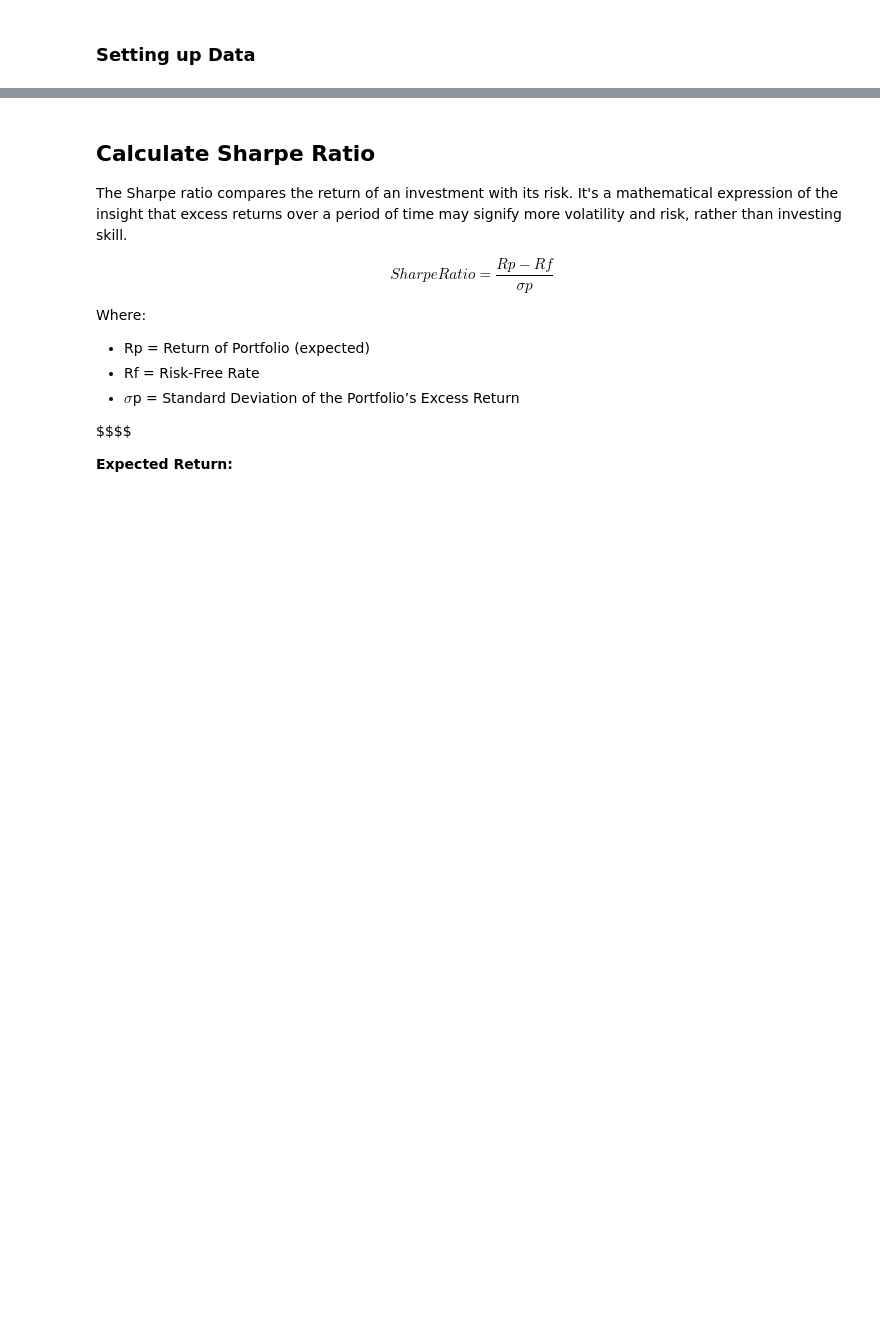
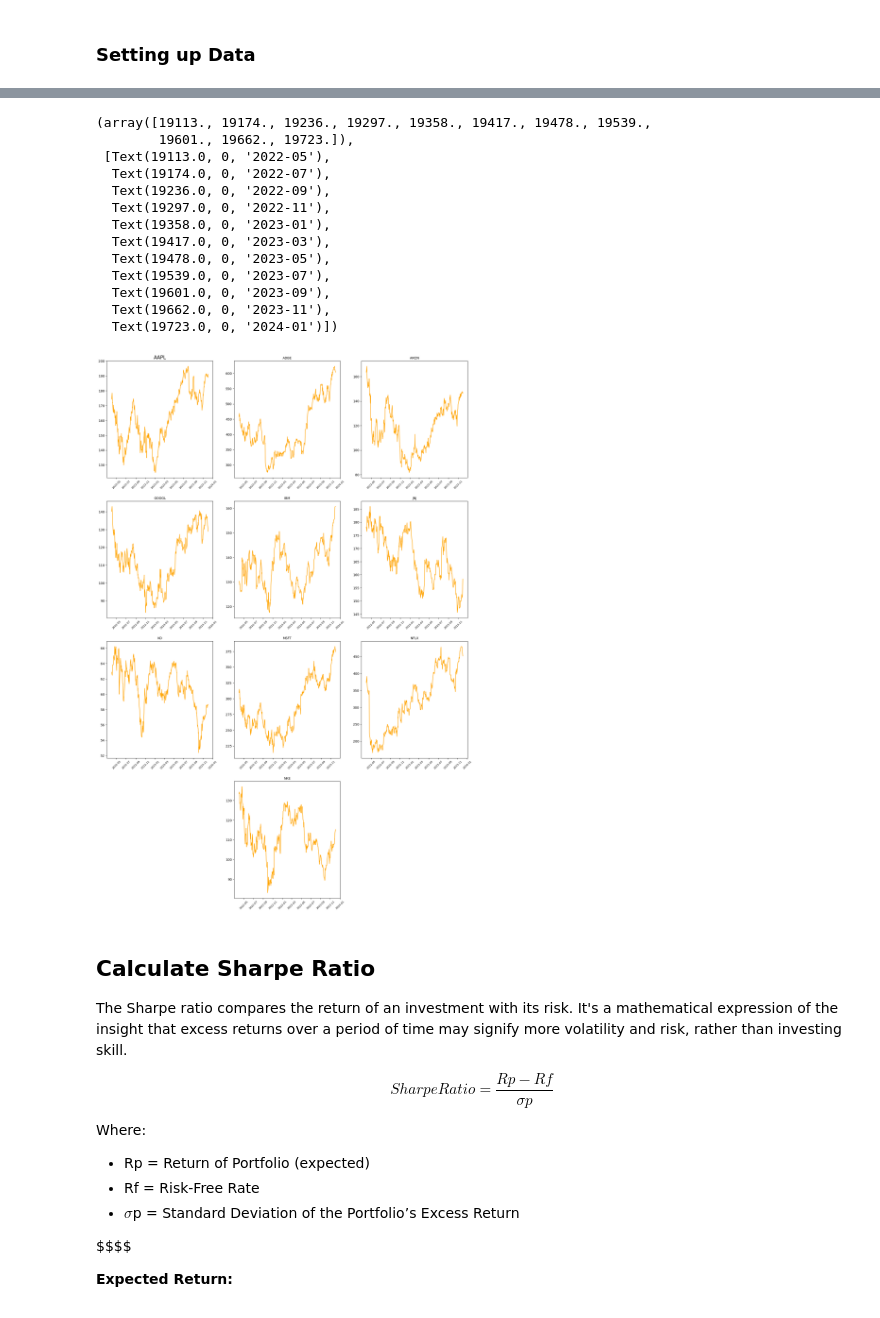
Before and after one commit to VIDIT-9/Portfolio-Optimization, a Jupyter notebook: Portifolio Optimization.ipynb, the cells around one changed output, grey strips where cells are left out. Drawn from its saved outputs; the diff is of its cells as text; code cells hidden in the pictures; blank space fills up the shorter version.

```diff
--- a/Portifolio Optimization.ipynb
+++ b/Portifolio Optimization.ipynb
@@ -136,3 +149,70 @@ display(price_data)
+# %%
+plt.figure(figsize=(20,30))
+
+plt.subplot(4,3,1)
+plt.plot(price_data['AAPL'], color='orange')
+plt.title('AAPL', fontsize=15)
+plt.xticks(fontsize=8,rotation=45)
+
+plt.subplot(4,3,2)
+plt.plot(price_data['ADBE'], color='orange')
+plt.title('ADBE', fontsize=10)
+plt.xticks(fontsize=8,rotation=45)
+
+plt.subplot(4,3,3)
+plt.plot(price_data['AMZN'], color='orange')
+plt.title('AMZN', fontsize=10)
+plt.xticks(fontsize=8,rotation=45)
+
+plt.subplot(4,3,4)
+plt.plot(price_data['GOOGL'], color='orange')
+plt.title('GOOGL', fontsize=10)
+plt.xticks(fontsize=8,rotation=45)
+
+plt.subplot(4,3,5)
+plt.plot(price_data['IBM'], color='orange')
+plt.title('IBM', fontsize=10)
+plt.xticks(fontsize=8,rotation=45)
+
+plt.subplot(4,3,6)
+plt.plot(price_data['JNJ'], color='orange')
+plt.title('JNJ', fontsize=10)
+plt.xticks(fontsize=8,rotation=45)
+
+plt.subplot(4,3,7)
+plt.plot(price_data['KO'], color='orange')
+plt.title('KO', fontsize=10)
+plt.xticks(fontsize=8,rotation=45)
+
+plt.subplot(4,3,8)
+plt.plot(price_data['MSFT'], color='orange')
+plt.title('MSFT', fontsize=10)
+plt.xticks(fontsize=8,rotation=45)
+
+plt.subplot(4,3,9)
+plt.plot(price_data['NFLX'], color='orange')
+plt.title('NFLX', fontsize=10)
+plt.xticks(fontsize=8,rotation=45)
+
+plt.subplot(4,3,11)
+plt.plot(price_data['NKE'], color='orange')
+plt.title('NKE', fontsize=10)
+plt.xticks(fontsize=8,rotation=45)
+# %% [output]
+(array([19113., 19174., 19236., 19297., 19358., 19417., 19478., 19539.,
+        19601., 19662., 19723.]),
+ [Text(19113.0, 0, '2022-05'),
+  Text(19174.0, 0, '2022-07'),
+  Text(19236.0, 0, '2022-09'),
+  Text(19297.0, 0, '2022-11'),
+  Text(19358.0, 0, '2023-01'),
+  Text(19417.0, 0, '2023-03'),
+  Text(19478.0, 0, '2023-05'),
+  Text(19539.0, 0, '2023-07'),
+  Text(19601.0, 0, '2023-09'),
+  Text(19662.0, 0, '2023-11'),
+  Text(19723.0, 0, '2024-01')])
+[figure, added]
 # %% [markdown]
 ## Calculate Sharpe Ratio
 The Sharpe ratio compares the return of an investment with its risk. It's a mathematical expression of the insight that excess returns over a period of time may signify more volatility and risk, rather than investing skill.
```
Also changed, not shown: parts of 5 cells of this notebook.
